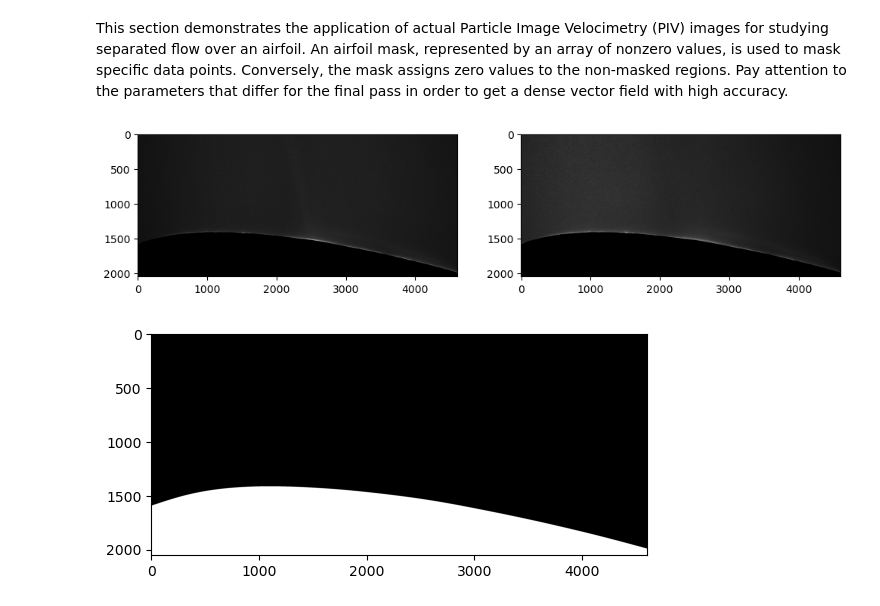
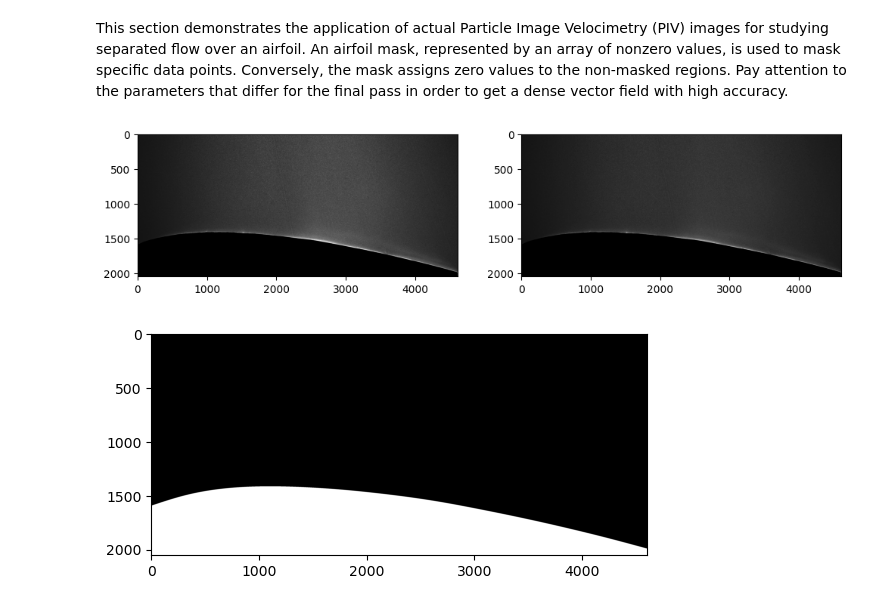
Before and after one commit to ali-sh-96/openpiv-python-cpu, a Jupyter notebook: tutorials/openpiv_python_cpu_tutorial.ipynb, the cells around one changed output. Cells and saved outputs as stored; diff of their text form; code cells hidden in the pictures.

```diff
--- a/tutorials/openpiv_python_cpu_tutorial.ipynb
+++ b/tutorials/openpiv_python_cpu_tutorial.ipynb
@@ -216,18 +238,18 @@ plt.show()
 This section demonstrates the application of actual Particle Image Velocimetry (PIV) images for studying separated flow over an airfoil. An airfoil mask, represented by an array of nonzero values, is used to mask specific data points. Conversely, the mask assigns zero values to the non-masked regions. Pay attention to the parameters that differ for the final pass in order to get a dense vector field with high accuracy.
 # %%
 # Load the airfoil images.
-data_dir = "D:/HW/PhD_Project/OpenPIV/baseline/"
+data_dir = "./openpiv-python-cpu/tutorials/test2/"
 tif_files = glob(os.path.join(data_dir + '*.tif'))
 
 # Show airfoil images.
 frame_a = cv2.imread(tif_files[0], cv2.IMREAD_ANYDEPTH)
 frame_b = cv2.imread(tif_files[1], cv2.IMREAD_ANYDEPTH)
 
 fig, ax = plt.subplots(1, 2, figsize=(12,10))
 ax[0].imshow(frame_a, cmap=plt.cm.gray)
 ax[1].imshow(frame_b, cmap=plt.cm.gray)
 plt.show()
 # %% [output]
-[figure, old version]
+[figure, new version]
 # %%
 # Load and show airfoil mask.
```
Also changed, not shown: parts of 8 cells of this notebook, 1 other file.
